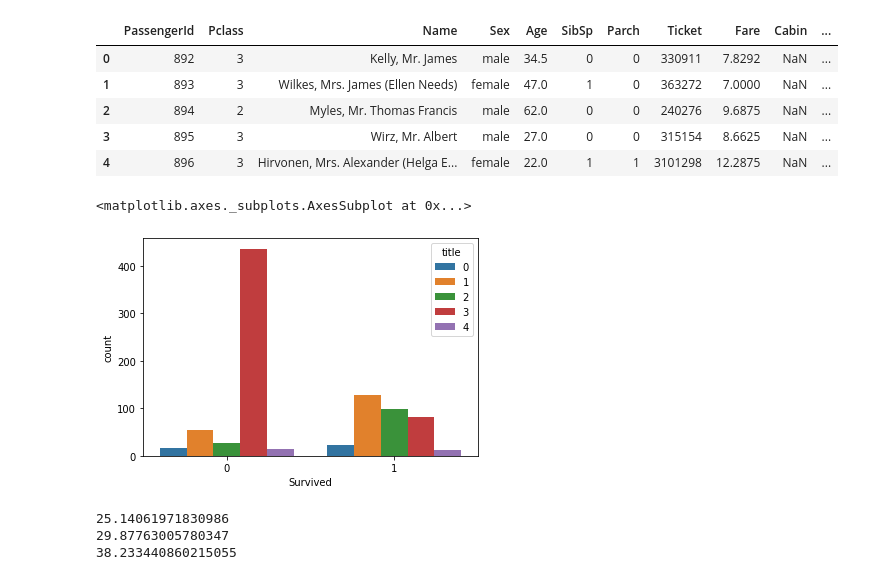
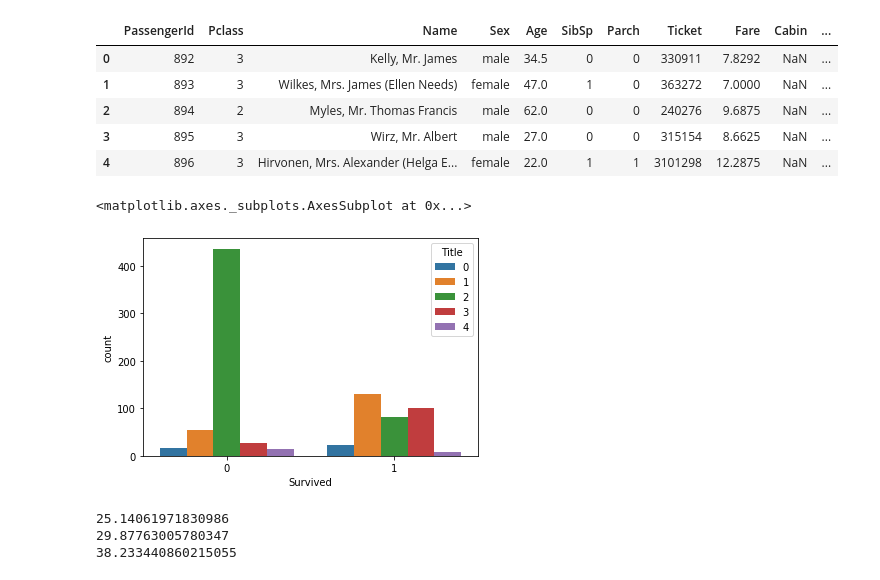
Before and after one commit to PushkaraSharma/Kaggle_Notebooks, a Jupyter notebook: titanic/titanic_EDA.ipynb, the cells around one changed output. Saved outputs shown, nothing was run; the diff lists cells and outputs as text; code cells hidden in the pictures.

```diff
--- a/titanic/titanic_EDA.ipynb
+++ b/titanic/titanic_EDA.ipynb
@@ -87,9 +87,3 @@ sns.boxplot(x='Pclass',y='Age',data=df2)
 # %% [output]
 <matplotlib.axes._subplots.AxesSubplot at 0x...>
 [figure]
-# %%
-df['title'] = "Others"
-df.loc[df.Name.str.rfind("Mr.")>0,"title"] = "Mister"
-df.loc[df.Name.str.rfind("Mrs.")>0,"title"] = "Missus"
-df.loc[df.Name.str.rfind("Miss.")>0,"title"] = "Miss"
-df.loc[df.Name.str.rfind("Master")>0,"title"] = "Master"
@@ -102,0 +90,4 @@ df2.loc[df2.Name.str.rfind("Master")>0,"title"] = "Master"
+# %%
+df['Title'] = df.Name.str.extract(' ([A-Za-z]+)\.', expand=False)
+df2['Title'] = df2.Name.str.extract(' ([A-Za-z]+)\.', expand=False)
+pd.crosstab(df['Title'],df['Sex'])
@@ -103,3 +114,13 @@ df2.loc[df2.Name.str.rfind("Master")>0,"title"] = "Master"
+# %%
+df['Title'] = df['Title'].replace(['Lady', 'Countess','Capt', 'Col','Don', 'Dr', 'Major', 'Rev', 'Sir', 'Jonkheer', 'Dona'], 'Others')
+df['Title'] = df['Title'].replace('Mlle', 'Miss')
+df['Title'] = df['Title'].replace('Ms', 'Miss')
+df['Title'] = df['Title'].replace('Mme', 'Mrs')
+
+df2['Title'] = df2['Title'].replace(['Lady', 'Countess','Capt', 'Col','Don', 'Dr', 'Major', 'Rev', 'Sir', 'Jonkheer', 'Dona'], 'Others')
+df2['Title'] = df2['Title'].replace('Mlle', 'Miss')
+df2['Title'] = df2['Title'].replace('Ms', 'Miss')
+df2['Title'] = df2['Title'].replace('Mme', 'Mrs')
 # %%
 df.head()
 # %% [output]
@@ -110,8 +131,8 @@ df.head()
 | 3 | 4 | 1 | 1 | Futrelle, Mrs. Jacques Heath (Lil... | female | 35.0 | 1 | 0 | 113803 | 53.1000 | ... |
 | 4 | 5 | 0 | 3 | Allen, Mr. William Henry | male | 35.0 | 0 | 0 | 373450 | 8.0500 | ... |
 # %%
-df.title = pd.Categorical(df.title)
-df['title'] = df.title.cat.codes
+df.Title = pd.Categorical(df.Title)
+df['Title'] = df.Title.cat.codes
 df.head()
 # %% [output]
 |  | PassengerId | Survived | Pclass | Name | Sex | Age | SibSp | Parch | Ticket | Fare | ... |
@@ -132,10 +153,10 @@ df2.head()
 | 3 | 895 | 3 | Wirz, Mr. Albert | male | 27.0 | 0 | 0 | 315154 | 8.6625 | NaN | ... |
 | 4 | 896 | 3 | Hirvonen, Mrs. Alexander (Helga E... | female | 22.0 | 1 | 1 | 3101298 | 12.2875 | NaN | ... |
 # %%
-sns.countplot(x='Survived',hue='title',data=df)
+sns.countplot(x='Survived',hue='Title',data=df)
 # %% [output]
 <matplotlib.axes._subplots.AxesSubplot at 0x...>
-[figure, old version]
+[figure, new version]
 # %%
 #3rd class age avg
 temp = df.query('Pclass==3')
```
Also changed, not shown: parts of 31 cells of this notebook, 1 other file.
